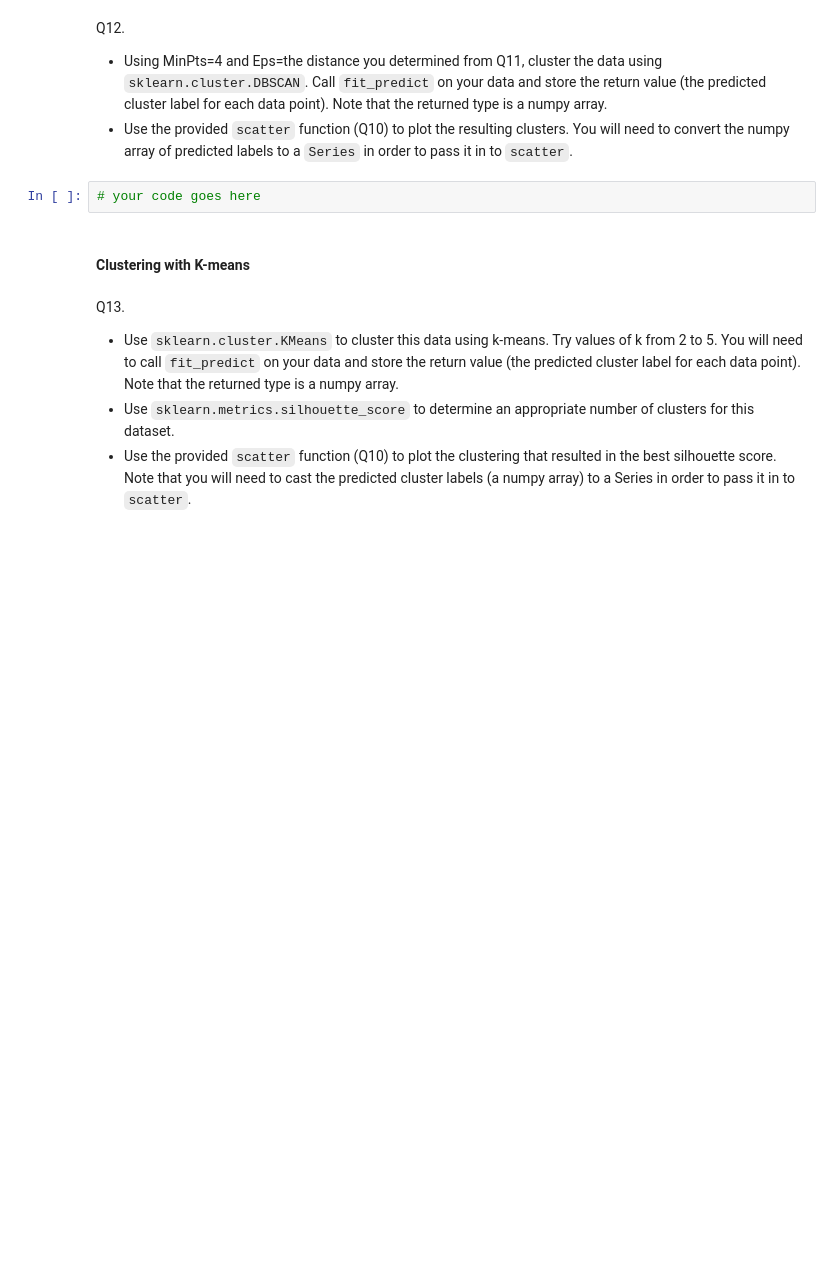
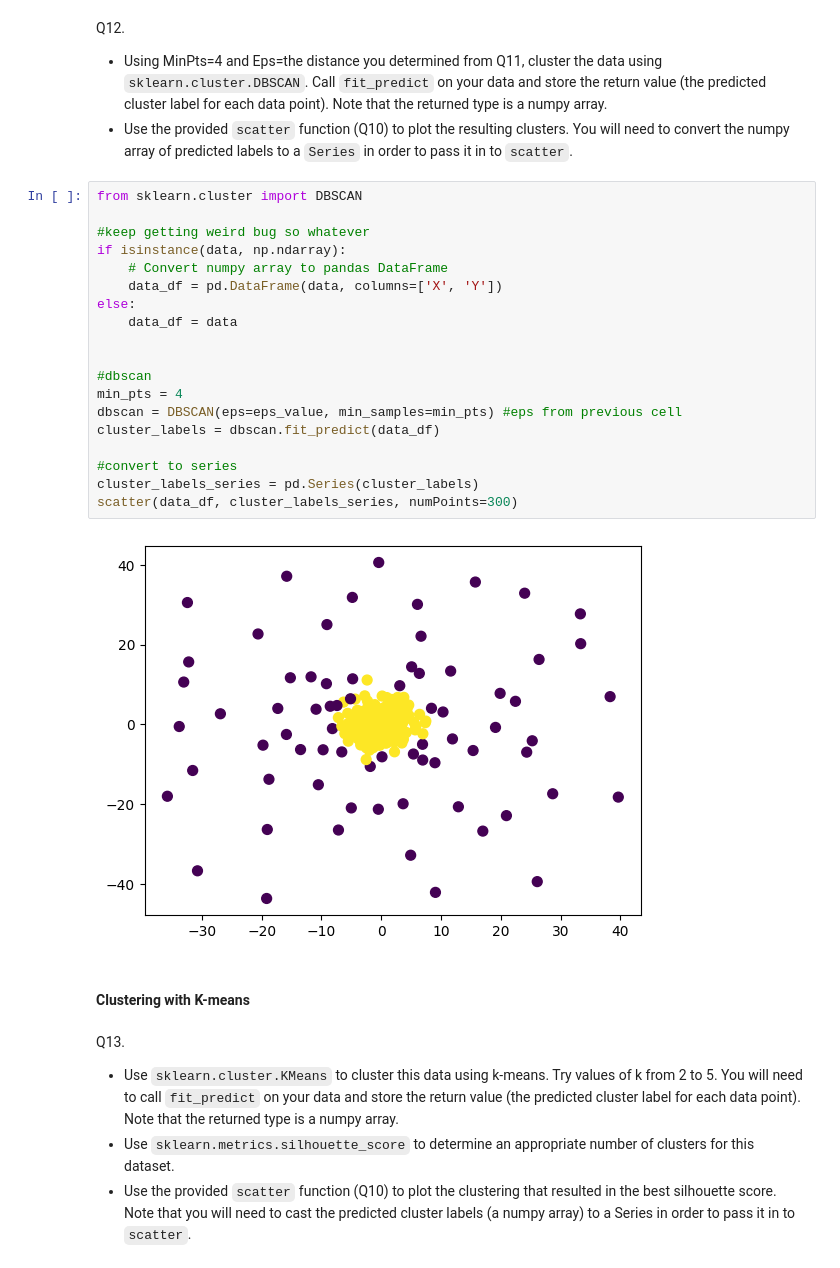
Before and after one commit to sebiaramirez/ml-homework-5, a Jupyter notebook: HW5 - Clustering.ipynb, the cells around one changed output. Cells and saved outputs as stored; diff of their text form; blank space fills up the shorter version.

```diff
--- a/HW5 - Clustering.ipynb
+++ b/HW5 - Clustering.ipynb
@@ -402,8 +405,27 @@ plt.show()
 Q12.
 * Using MinPts=4 and Eps=the distance you determined from Q11, cluster the data using `sklearn.cluster.DBSCAN`. Call `fit_predict` on your data and store the return value (the predicted cluster label for each data point). Note that the returned type is a numpy array.
 * Use the provided `scatter` function (Q10) to plot the resulting clusters. You will need to convert the numpy array of predicted labels to a `Series` in order to pass it in to `scatter`.
-# %%
-# your code goes here
+# %%
+from sklearn.cluster import DBSCAN
+
+#keep getting weird bug so whatever
+if isinstance(data, np.ndarray):
+    # Convert numpy array to pandas DataFrame
+    data_df = pd.DataFrame(data, columns=['X', 'Y'])
+else:
+    data_df = data
+
+
+#dbscan
+min_pts = 4
+dbscan = DBSCAN(eps=eps_value, min_samples=min_pts) #eps from previous cell
+cluster_labels = dbscan.fit_predict(data_df)
+
+#convert to series
+cluster_labels_series = pd.Series(cluster_labels)
+scatter(data_df, cluster_labels_series, numPoints=300)
+# %% [output]
+[figure, added]
 # %% [markdown]
 #### Clustering with K-means
 # %% [markdown]
```
Also changed, not shown: parts of 10 cells of this notebook.
